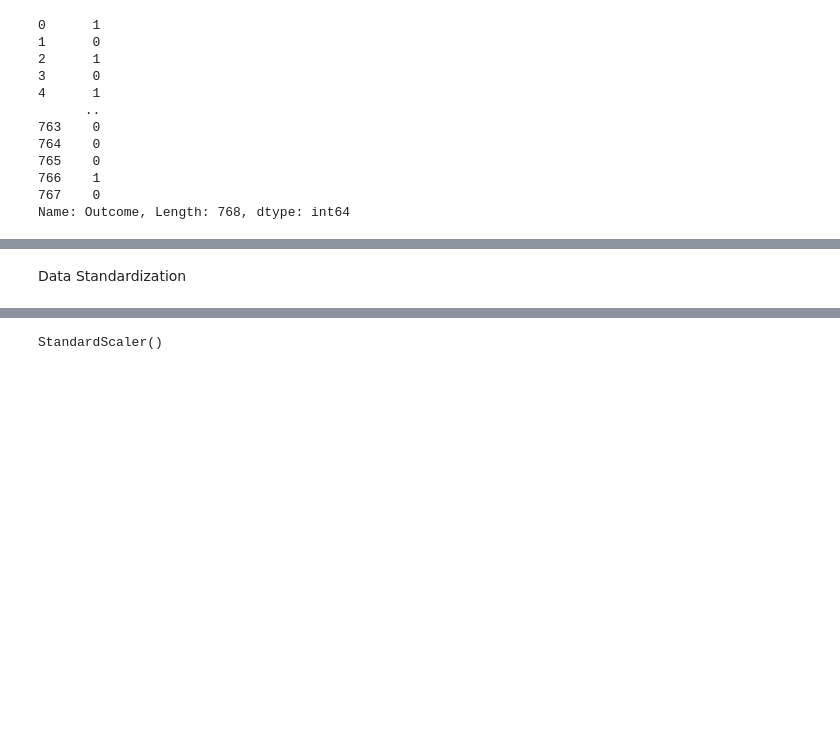
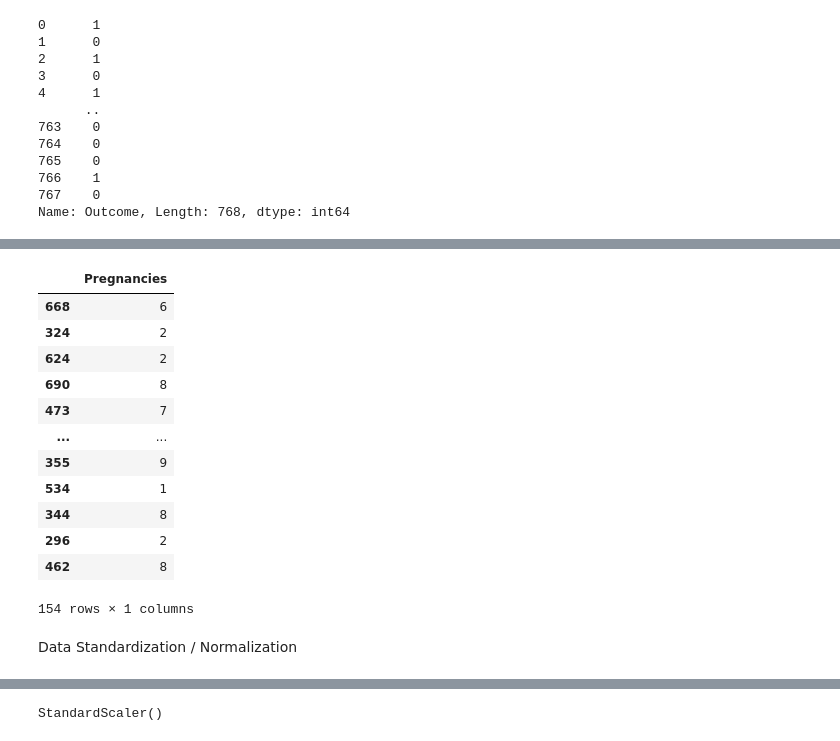
Before and after one commit to TVHM/Microcradentials_Business, a Jupyter notebook: Group_7_mcphearson__diabetes_miniproject_.ipynb, the cells around one changed output, grey strips where cells are left out. Drawn from its saved outputs; the diff is of its cells as text; code cells hidden in the pictures; blank space fills up the shorter version.

```diff
--- a/Group_7_mcphearson__diabetes_miniproject_.ipynb
+++ b/Group_7_mcphearson__diabetes_miniproject_.ipynb
@@ -127,2 +193,18 @@ Name: Outcome, Length: 768, dtype: int64
+# %%
+x_test
+# %% [output]
+|  | Pregnancies |
+| 668 | 6 |
+| 324 | 2 |
+| 624 | 2 |
+| 690 | 8 |
+| 473 | 7 |
+| ... | ... |
+| 355 | 9 |
+| 534 | 1 |
+| 344 | 8 |
+| 296 | 2 |
+| 462 | 8 |
+154 rows × 1 columns
 # %% [markdown]
-Data Standardization
+Data Standardization / Normalization
```
Also changed, not shown: parts of 35 cells of this notebook.
